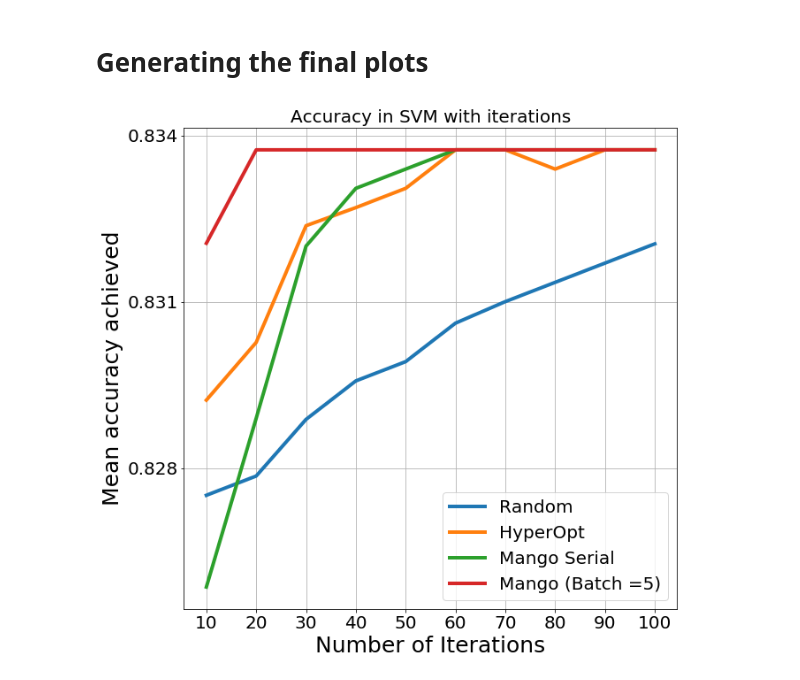
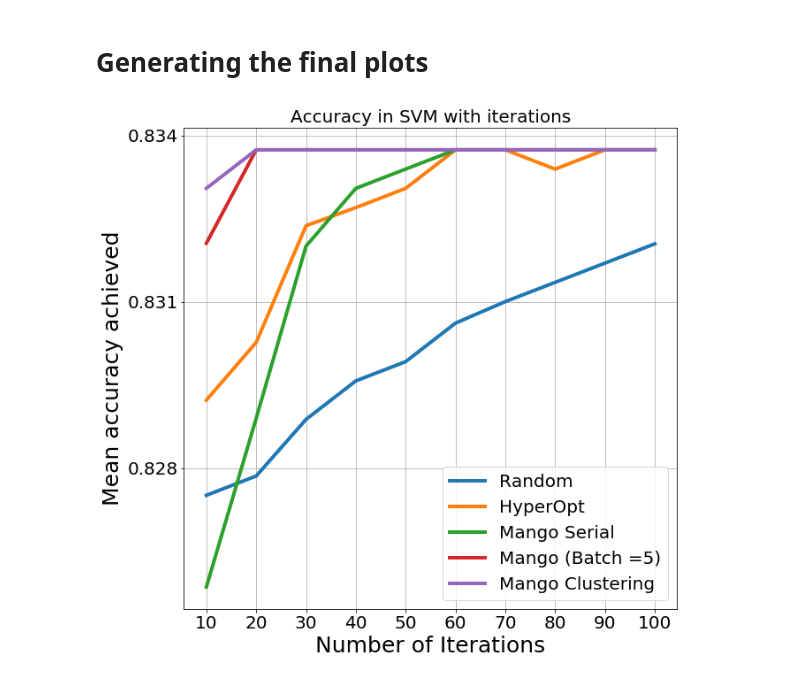
Before and after one commit to ARM-software/mango, a Jupyter notebook: mango/benchmarking/Final_SVM_HyperOpt_All_Plots_working.ipynb, the cells around one changed output. Cells and saved outputs as stored; diff of their text form; code cells hidden in the pictures.

Commit message:
clustering more changes

```diff
--- a/mango/benchmarking/Final_SVM_HyperOpt_All_Plots_working.ipynb
+++ b/mango/benchmarking/Final_SVM_HyperOpt_All_Plots_working.ipynb
@@ -204,31 +204,43 @@ Y_mango_batch=[0.8320567810457515,
  0.8337418300653594,
  0.8337418300653594,
  0.8337418300653594]
+# %%
+Y_mango_clustering=[0.833047385620915,
+ 0.8337418300653594,
+ 0.8337418300653594,
+ 0.8337418300653594,
+ 0.8337418300653594,
+ 0.8337418300653594,
+ 0.8337418300653594,
+ 0.8337418300653594,
+ 0.8337418300653594,
+ 0.8337418300653594]
 # %%
 plotting_itr =[10, 20,30,40,50,60,70,80,90,100]
 # %%
 import numpy as np
 import matplotlib.pyplot as plt
 fig = plt.figure(figsize=(10,10))
 
 
 plt.plot(plotting_itr,Y_Random,label = 'Random',linewidth=4.0) #x, y
 plt.plot(plotting_itr,Y_hyperOpt,label = 'HyperOpt',linewidth=4.0) #x, y
 plt.plot(plotting_itr,Y_mango,label = 'Mango Serial',linewidth=4.0) #x, y
 plt.plot(plotting_itr,Y_mango_batch,label = 'Mango (Batch =5)',linewidth=4.0) #x, y
+plt.plot(plotting_itr,Y_mango_clustering,label = 'Mango Clustering',linewidth=4.0) #x, y
 
 
 
 
 plt.xlabel('Number of Iterations',fontsize=25)
 plt.ylabel('Mean accuracy achieved',fontsize=25)
 plt.title('Accuracy in SVM with iterations',fontsize=20)
 plt.xticks(fontsize=20)
 plt.yticks(fontsize=20)
 plt.grid(True)
 plt.yticks(np.arange(0.828, 0.835, step=0.003))
 plt.xticks(np.arange(10, 110, step=10))
 plt.legend(fontsize=20)
 plt.show()
 # %% [output]
-[figure, old version]
+[figure, new version]
```
Also changed, not shown: 2 other files.
